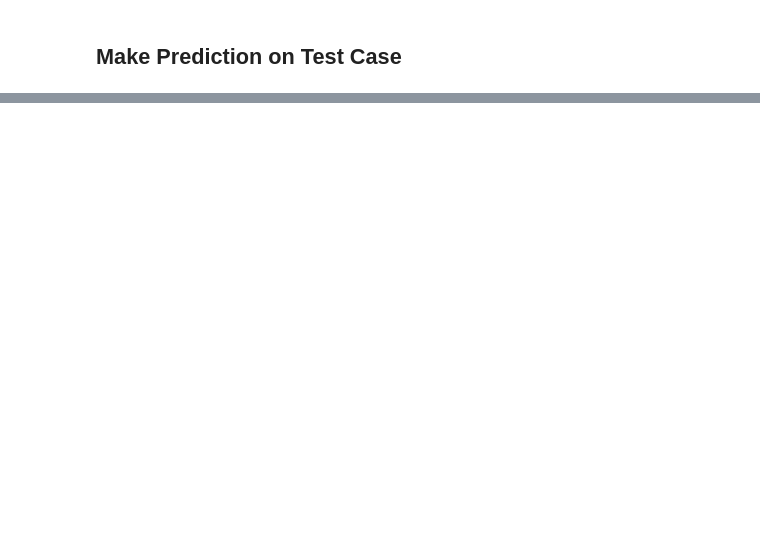
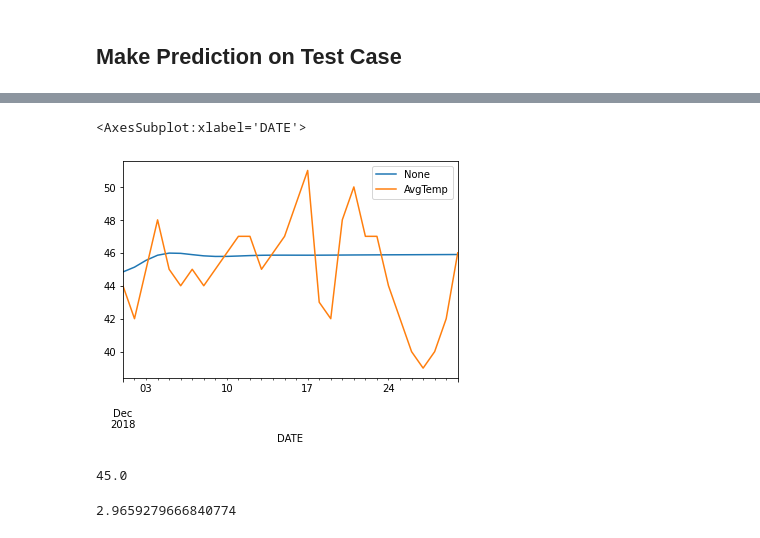
Before and after one commit to Garvit-01/Temperature-Prediction, a Jupyter notebook: file.ipynb, the cells around one changed output, grey strips where cells are left out. Cells and saved outputs as stored; diff of their text form; code cells hidden in the pictures; blank space fills up the shorter version.

```diff
--- a/file.ipynb
+++ b/file.ipynb
@@ -213 +213,19 @@ DATE
 dtype: float64
+# %%
+pred.plot(legend = True)
+test['AvgTemp'].plot(legend=True)
+# %% [output]
+<AxesSubplot:xlabel='DATE'>
+[figure, added]
+# %%
+test['AvgTemp'].mean()
+# %% [output]
+45.0
+# %%
+from sklearn.metrics import mean_squared_error
+from math import sqrt
+test['AvgTemp'].mean()
+rmse=sqrt(mean_squared_error(pred,test['AvgTemp']))
+print(rmse)
+# %% [output]
+2.9659279666840774
```
Also changed, not shown: parts of 9 cells of this notebook.
